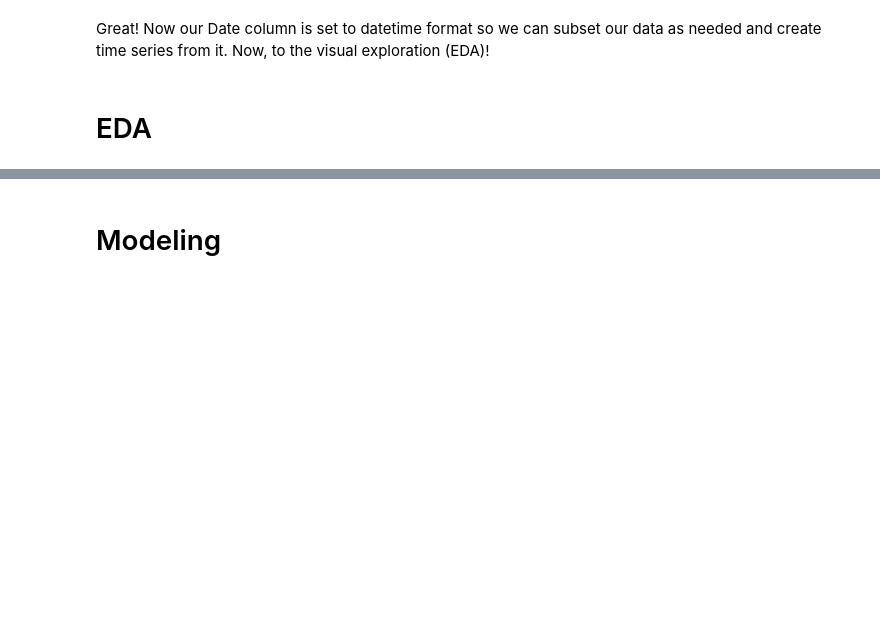
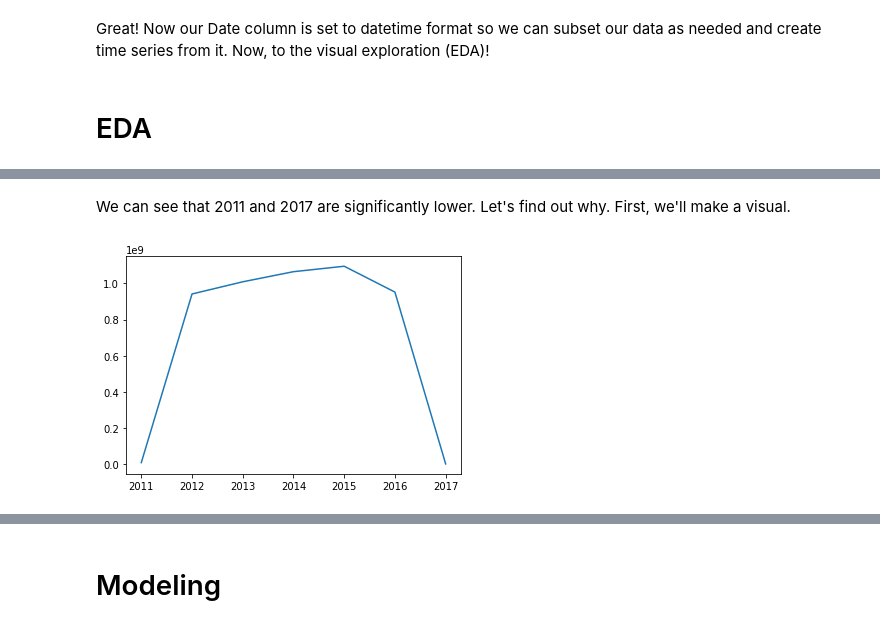
Before and after one commit to JessicaFB/Product-Demand-Forecasting, a Jupyter notebook: Predicting-Product-Demand.ipynb, the cells around one changed output, grey strips where cells are left out. Drawn from its saved outputs; the diff is of its cells as text; code cells hidden in the pictures; blank space fills up the shorter version.

```diff
--- a/Predicting-Product-Demand.ipynb
+++ b/Predicting-Product-Demand.ipynb
@@ -168,0 +196,13 @@ Great! Now our Date column is set to datetime format so we can subset our data a
+# %%
+# Create a time series
+
+# Set index to datetime column
+ts_df = df.set_index('Date')
+# Select extra columns to drop (everything except 'Order_Demand')
+to_drop = ['Product_Code','Warehouse','Product_Category']
+# Drop columns
+ts = ts_df.drop(to_drop, axis=1)
+# %%
+# Groupby year
+ts_yr = ts.groupby(by=ts.index.year).sum()
+ts_yr
@@ -168,0 +219,6 @@ Great! Now our Date column is set to datetime format so we can subset our data a
+# %% [markdown]
+We can see that  2011 and 2017 are significantly lower. Let's find out why. First, we'll make a visual.
+# %%
+plt.plot(ts_yr.index, ts_yr.Order_Demand);
+# %% [output]
+[figure, added]
```
Also changed, not shown: parts of 15 cells of this notebook.
